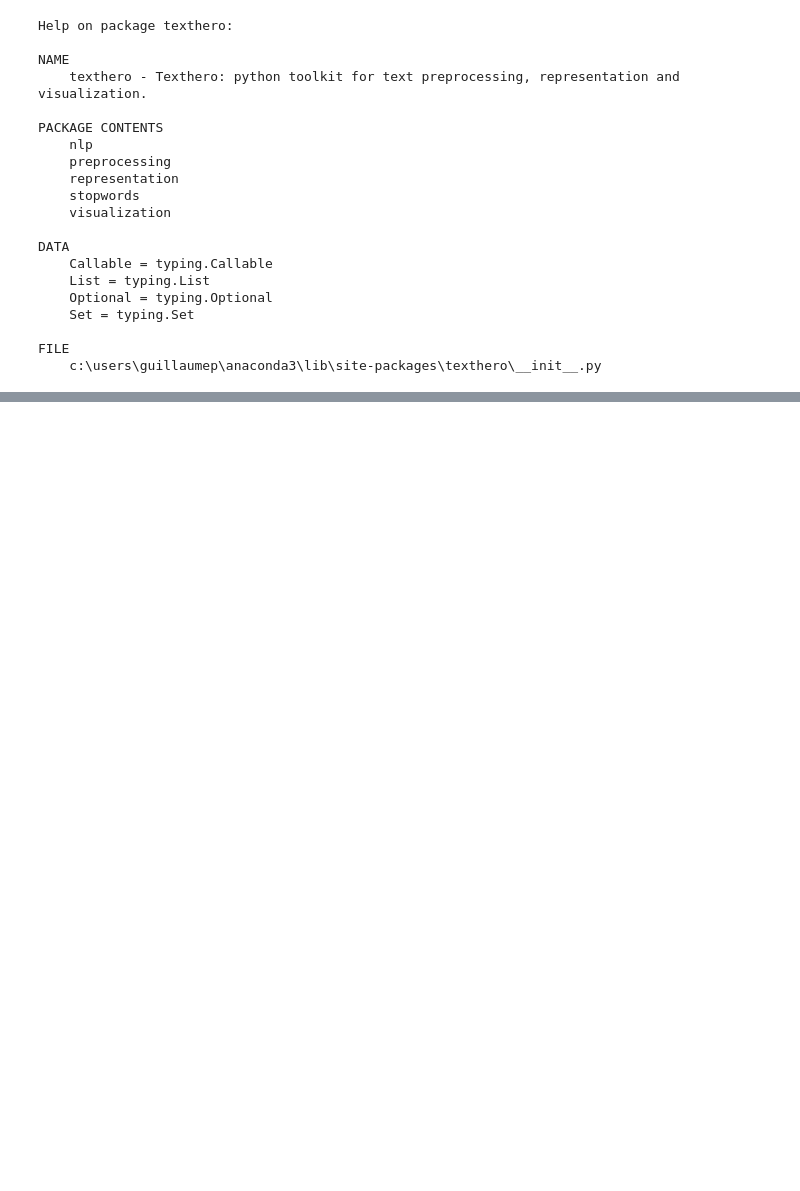
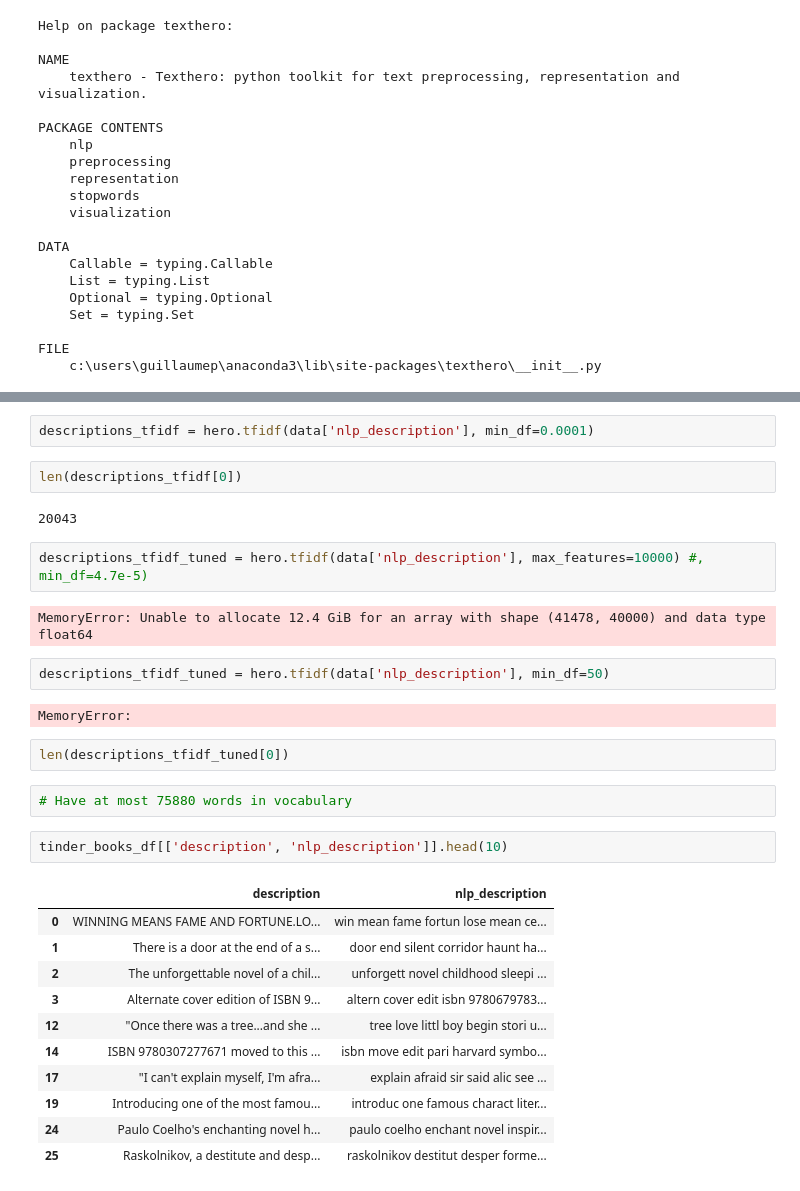
Before and after one commit to com-480-data-visualization/datavis-project-2022-team_philippe, a Jupyter notebook: data_processing.ipynb, the cells around one changed output, grey strips where cells are left out. Cells and saved outputs as stored; diff of their text form; blank space fills up the shorter version.

```diff
--- a/data_processing.ipynb
+++ b/data_processing.ipynb
@@ -465,0 +483,32 @@ data[['nlp_description', 'description']].head(10)
+# %%
+descriptions_tfidf = hero.tfidf(data['nlp_description'], min_df=0.0001)
+# %%
+len(descriptions_tfidf[0])
+# %% [output]
+20043
+# %%
+descriptions_tfidf_tuned = hero.tfidf(data['nlp_description'], max_features=10000) #, min_df=4.7e-5)
+# %% [output]
+MemoryError: Unable to allocate 12.4 GiB for an array with shape (41478, 40000) and data type float64
+# %%
+descriptions_tfidf_tuned = hero.tfidf(data['nlp_description'], min_df=50)
+# %% [output]
+MemoryError:
+# %%
+len(descriptions_tfidf_tuned[0])
+# %%
+# Have at most 75880 words in vocabulary
+# %%
+tinder_books_df[['description', 'nlp_description']].head(10)
+# %% [output]
+|  | description | nlp_description |
+| 0 | WINNING MEANS FAME AND FORTUNE.LO... | win mean fame fortun lose mean ce... |
+| 1 | There is a door at the end of a s... | door end silent corridor haunt ha... |
+| 2 | The unforgettable novel of a chil... | unforgett novel childhood sleepi ... |
+| 3 | Alternate cover edition of ISBN 9... | altern cover edit isbn 9780679783... |
+| 12 | "Once there was a tree...and she ... | tree love littl boy begin stori u... |
+| 14 | ISBN 9780307277671 moved to this ... | isbn move edit pari harvard symbo... |
+| 17 | "I can't explain myself, I'm afra... | explain afraid sir said alic see ... |
+| 19 | Introducing one of the most famou... | introduc one famous charact liter... |
+| 24 | Paulo Coelho's enchanting novel h... | paulo coelho enchant novel inspir... |
+| 25 | Raskolnikov, a destitute and desp... | raskolnikov destitut desper forme... |
```
Also changed, not shown: parts of 23 cells of this notebook, 1 other file.
